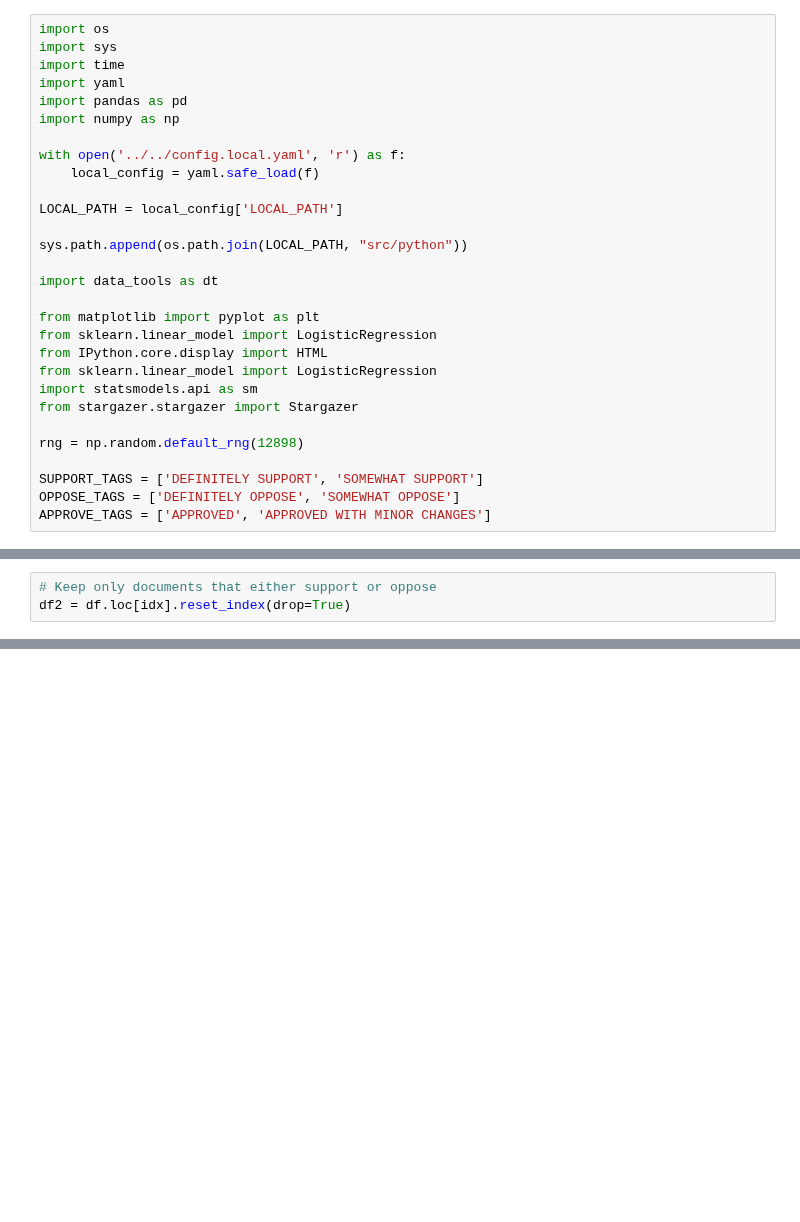
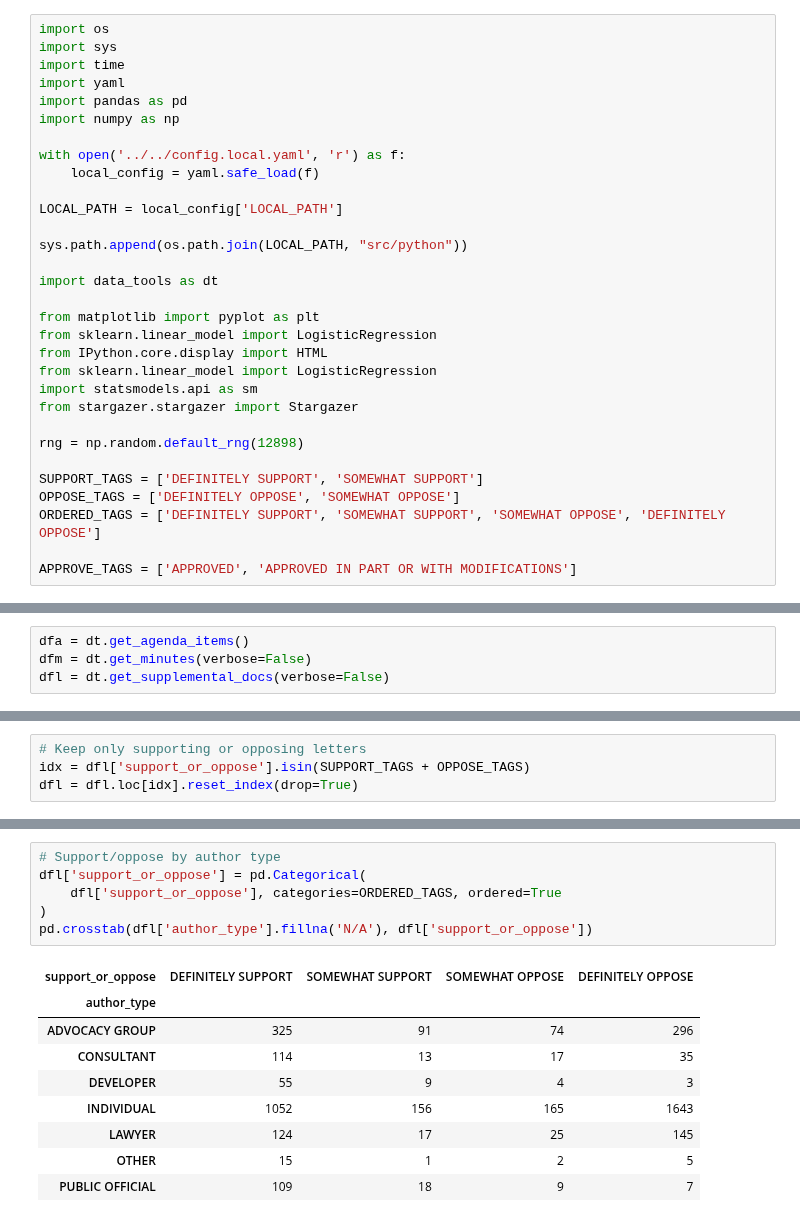
Before and after one commit to ed-kung/lacpc, a Jupyter notebook: src/notebooks/predict-outcome.ipynb, the cells around one changed output, grey strips where cells are left out. Drawn from its saved outputs; the diff is of its cells as text; blank space fills up the shorter version.

```diff
--- a/src/notebooks/predict-outcome.ipynb
+++ b/src/notebooks/predict-outcome.ipynb
@@ -26,4 +26,6 @@ rng = np.random.default_rng(12898)
 
 SUPPORT_TAGS = ['DEFINITELY SUPPORT', 'SOMEWHAT SUPPORT']
 OPPOSE_TAGS = ['DEFINITELY OPPOSE', 'SOMEWHAT OPPOSE']
-APPROVE_TAGS = ['APPROVED', 'APPROVED WITH MINOR CHANGES']
+ORDERED_TAGS = ['DEFINITELY SUPPORT', 'SOMEWHAT SUPPORT', 'SOMEWHAT OPPOSE', 'DEFINITELY OPPOSE']
+
+APPROVE_TAGS = ['APPROVED', 'APPROVED IN PART OR WITH MODIFICATIONS']
@@ -37,0 +34,4 @@ idx_oppose = df['support_or_oppose'].isin(OPPOSE_TAGS)
+# %%
+dfa = dt.get_agenda_items()
+dfm = dt.get_minutes(verbose=False)
+dfl = dt.get_supplemental_docs(verbose=False)
@@ -38,3 +42,4 @@ idx_oppose = df['support_or_oppose'].isin(OPPOSE_TAGS)
 # %%
-# Keep only documents that either support or oppose
-df2 = df.loc[idx].reset_index(drop=True)
+# Keep only supporting or opposing letters
+idx = dfl['support_or_oppose'].isin(SUPPORT_TAGS + OPPOSE_TAGS)
+dfl = dfl.loc[idx].reset_index(drop=True)
@@ -117,2 +105,18 @@ pd.crosstab(df2['author_type'], df2['support_or_oppose'])
+# %%
+# Support/oppose by author type
+dfl['support_or_oppose'] = pd.Categorical(
+    dfl['support_or_oppose'], categories=ORDERED_TAGS, ordered=True
+)
+pd.crosstab(dfl['author_type'].fillna('N/A'), dfl['support_or_oppose'])
+# %% [output]
+| support_or_oppose | DEFINITELY SUPPORT | SOMEWHAT SUPPORT | SOMEWHAT OPPOSE | DEFINITELY OPPOSE |
+| author_type |  |  |  |  |
+| ADVOCACY GROUP | 325 | 91 | 74 | 296 |
+| CONSULTANT | 114 | 13 | 17 | 35 |
+| DEVELOPER | 55 | 9 | 4 | 3 |
+| INDIVIDUAL | 1052 | 156 | 165 | 1643 |
+| LAWYER | 124 | 17 | 25 | 145 |
+| OTHER | 15 | 1 | 2 | 5 |
+| PUBLIC OFFICIAL | 109 | 18 | 9 | 7 |
 # %%
 plt.figure(figsize=(6,4))
```
Also changed, not shown: parts of 24 cells of this notebook, 3 other files.
